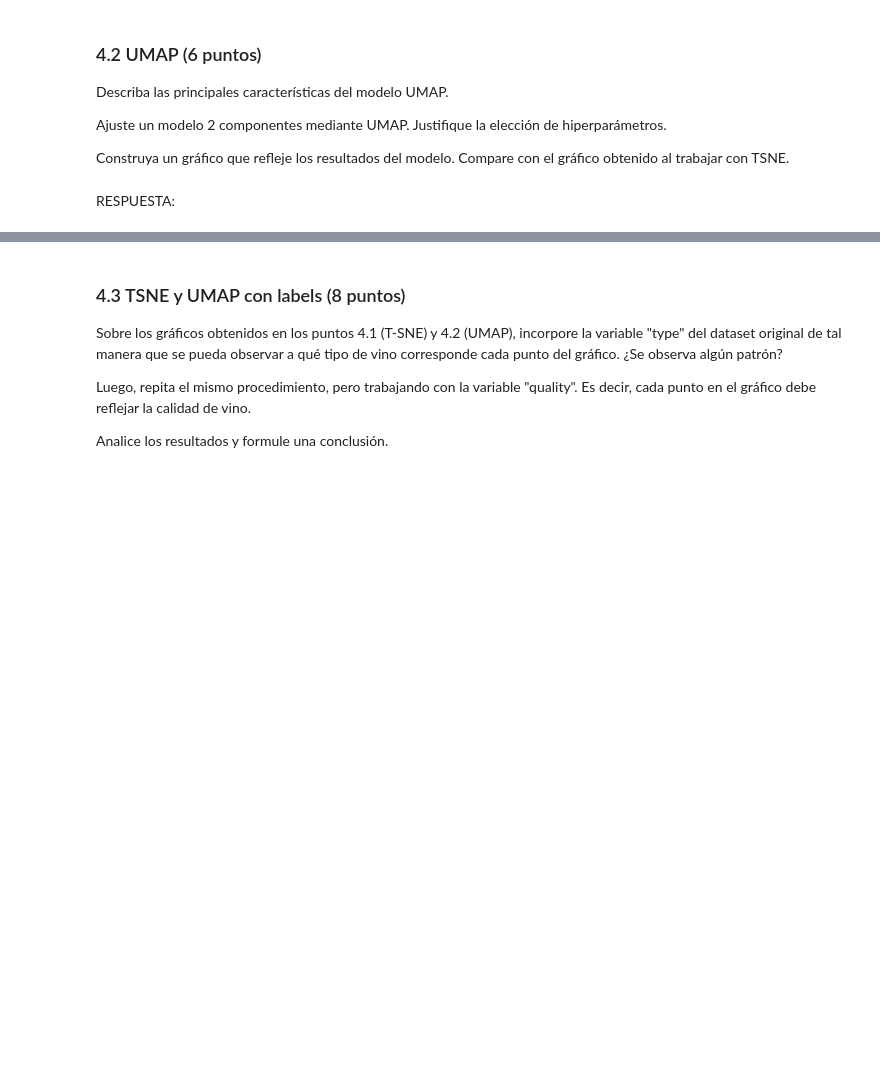
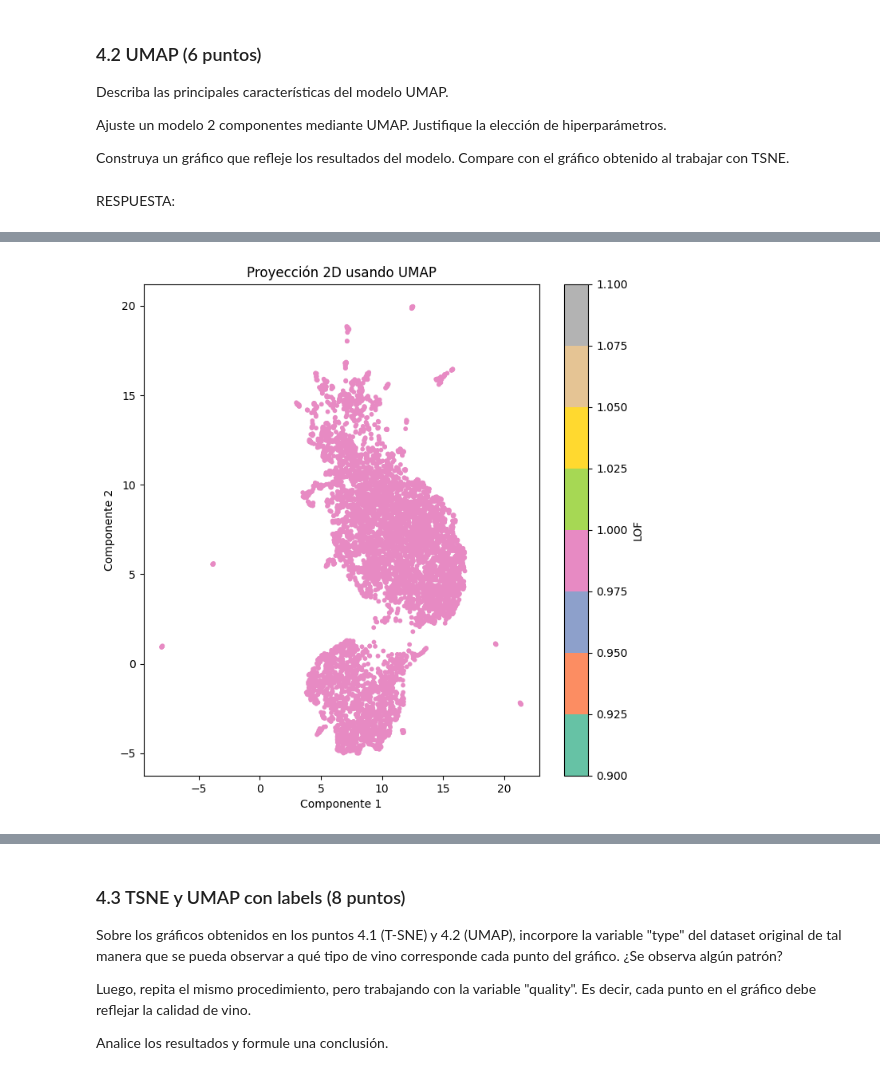
Before and after one commit to DvskyfenixX/mineria_de_datos, a Jupyter notebook: ENUNCIADO - TAREA 1 2025-1.ipynb, the cells around one changed output, grey strips where cells are left out. Drawn from its saved outputs; the diff is of its cells as text; code cells hidden in the pictures; blank space fills up the shorter version.

```diff
--- a/ENUNCIADO - TAREA 1 2025-1.ipynb
+++ b/ENUNCIADO - TAREA 1 2025-1.ipynb
@@ -352,0 +433,5 @@ RESPUESTA:
+# %%
+import umap.umap_ as umap
+
+umap2d = umap.UMAP(n_components=2, min_dist=0.4, n_neighbors=15, n_jobs=10)
+projection_umap = umap2d.fit_transform(df_vinos_LOF_clean.drop(columns=["LOF"]))
@@ -352,0 +444,11 @@ RESPUESTA:
+# %%
+# Graficamos la proyección 2D
+plt.figure(figsize=(8, 8))
+plt.scatter(projection_umap[:, 0], projection_umap[:, 1], c=df_vinos_LOF_clean["LOF"], cmap="Set2", s=10)
+plt.title("Proyección 2D usando UMAP")
+plt.xlabel("Componente 1")
+plt.ylabel("Componente 2")
+plt.colorbar(label="LOF")
+plt.show()
+# %% [output]
+[figure, added]
```
Also changed, not shown: parts of 28 cells of this notebook.
